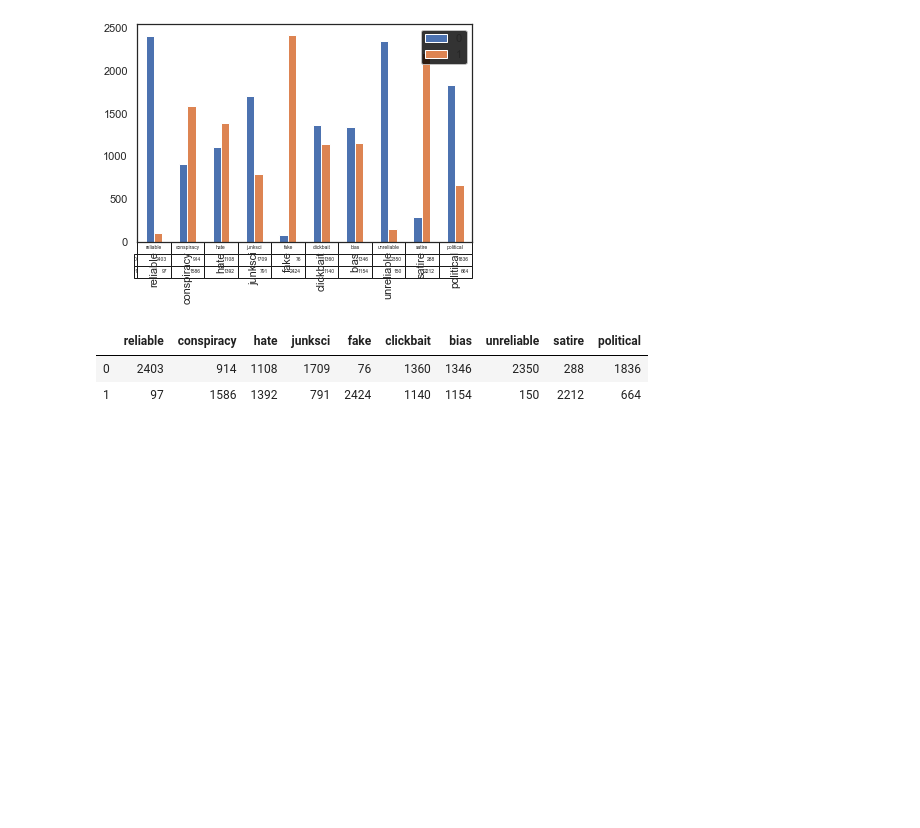
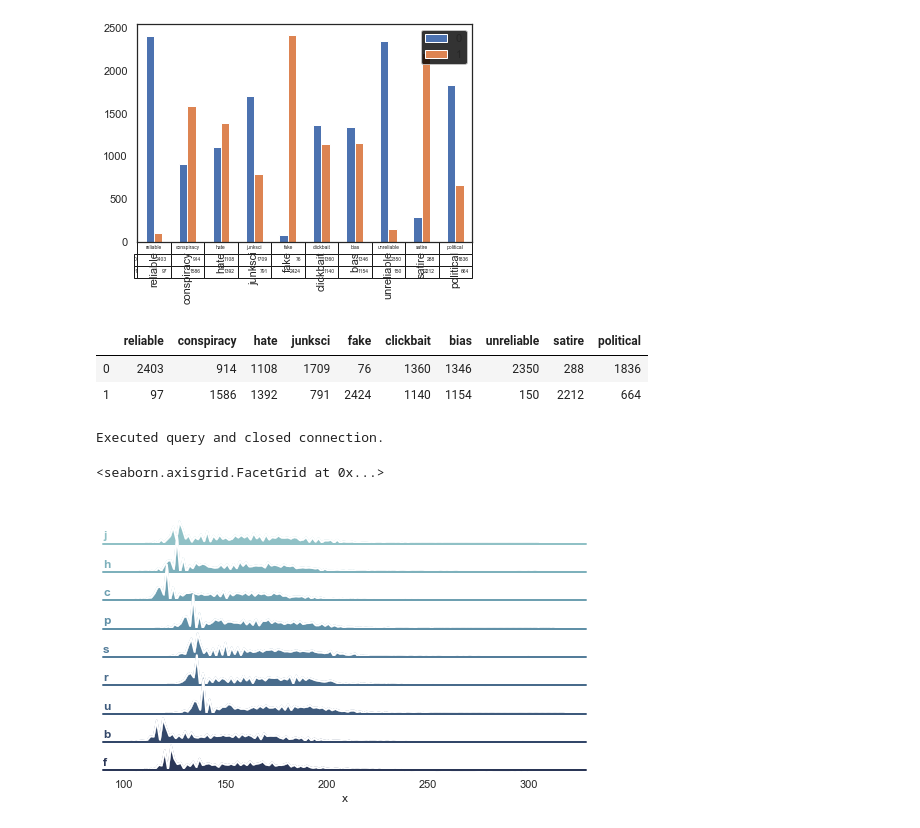
Before and after one commit to SystemOut1324/Datascience_Final_Project, a Jupyter notebook: Appendix/Manual/Setup_exploration_jonathan.ipynb, the cells around one changed output. Saved outputs shown, nothing was run; the diff lists cells and outputs as text; code cells hidden in the pictures; blank space fills up the shorter version.

Commit message:
Added title length data analysis

```diff
--- a/Appendix/Manual/Setup_exploration_jonathan.ipynb
+++ b/Appendix/Manual/Setup_exploration_jonathan.ipynb
@@ -332,3 +317,51 @@ describe_df
 |  | reliable | conspiracy | hate | junksci | fake | clickbait | bias | unreliable | satire | political |
 | 0 | 2403 | 914 | 1108 | 1709 | 76 | 1360 | 1346 | 2350 | 288 | 1836 |
 | 1 | 97 | 1586 | 1392 | 791 | 2424 | 1140 | 1154 | 150 | 2212 | 664 |
+# %%
+titleLength = execQuery("""
+SELECT array_agg(LENGTH(title)), fakenews.type.type FROM fakenews.article
+inner join fakenews.type
+ON fakenews.type.type_id = fakenews.article.type_id
+GROUP BY fakenews.type.type
+""")
+# %% [output]
+Executed query and closed connection.
+# %%
+sns.set(style="white", rc={"axes.facecolor": (0, 0, 0, 0)})
+
+# Create the data
+x = titleLength[0][0] + titleLength[1][0] + titleLength[2][0] + titleLength[3][0] + titleLength[4][0] + titleLength[5][0] + titleLength[6][0] + titleLength[7][0] + titleLength[8][0] + titleLength[9][0]
+g = np.tile([titleLength[0][1][0], titleLength[1][1][0], titleLength[2][1][0], titleLength[3][1][0], titleLength[4][1][0], titleLength[5][1][0], titleLength[6][1][0], titleLength[7][1][0], titleLength[8][1][0], titleLength[9][1][0]], 2500)
+df = pd.DataFrame(dict(x=x, g=g))
+m = df.g.map(ord)
+df["x"] += m
+
+# Initialize the FacetGrid object
+pal = sns.cubehelix_palette(10, rot=-.25, light=.7)
+g = sns.FacetGrid(df, row="g", hue="g", aspect=15, height=.5, palette=pal)
+
+# Draw the densities in a few steps
+g.map(sns.kdeplot, "x", clip_on=False, shade=True, alpha=1, lw=1.5, bw=.2)
+g.map(sns.kdeplot, "x", clip_on=False, color="w", lw=2, bw=.2)
+g.map(plt.axhline, y=0, lw=2, clip_on=False)
+
+
+# Define and use a simple function to label the plot in axes coordinates
+def label(x, color, label):
+    ax = plt.gca()
+    ax.text(0, .2, label, fontweight="bold", color=color,
+            ha="left", va="center", transform=ax.transAxes)
+
+
+g.map(label, "x")
+
+# Set the subplots to overlap
+g.fig.subplots_adjust(hspace=-.25)
+
+# Remove axes details that don't play well with overlap
+g.set_titles("")
+g.set(yticks=[])
+g.despine(bottom=True, left=True)
+# %% [output]
+<seaborn.axisgrid.FacetGrid at 0x...>
+[figure, added]
```
Also changed, not shown: parts of 3 cells of this notebook.
